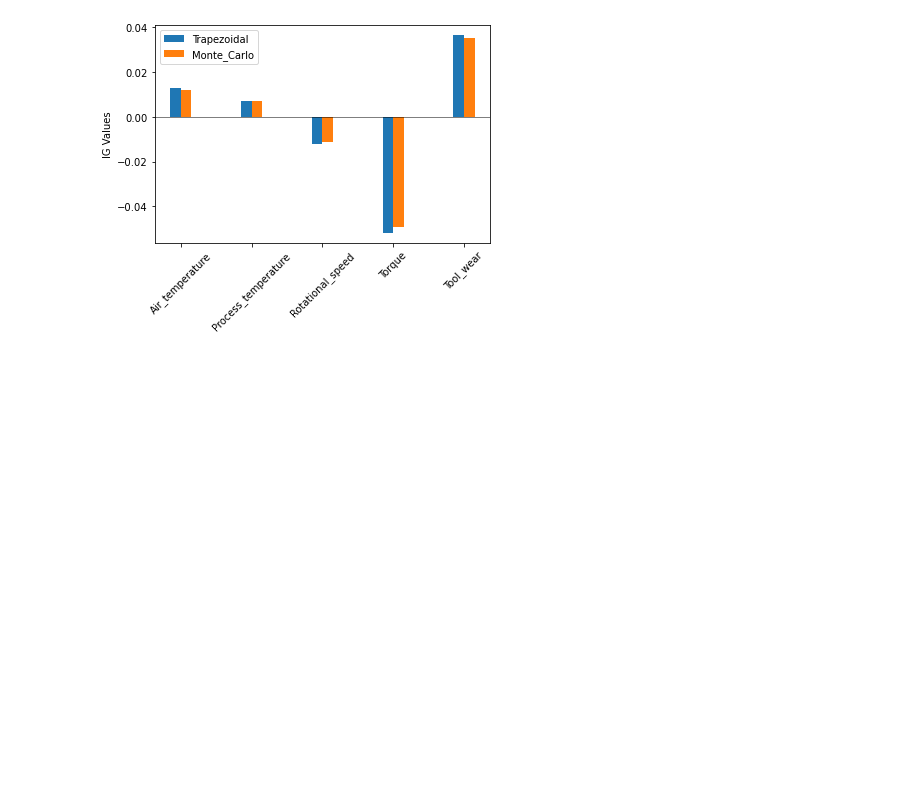
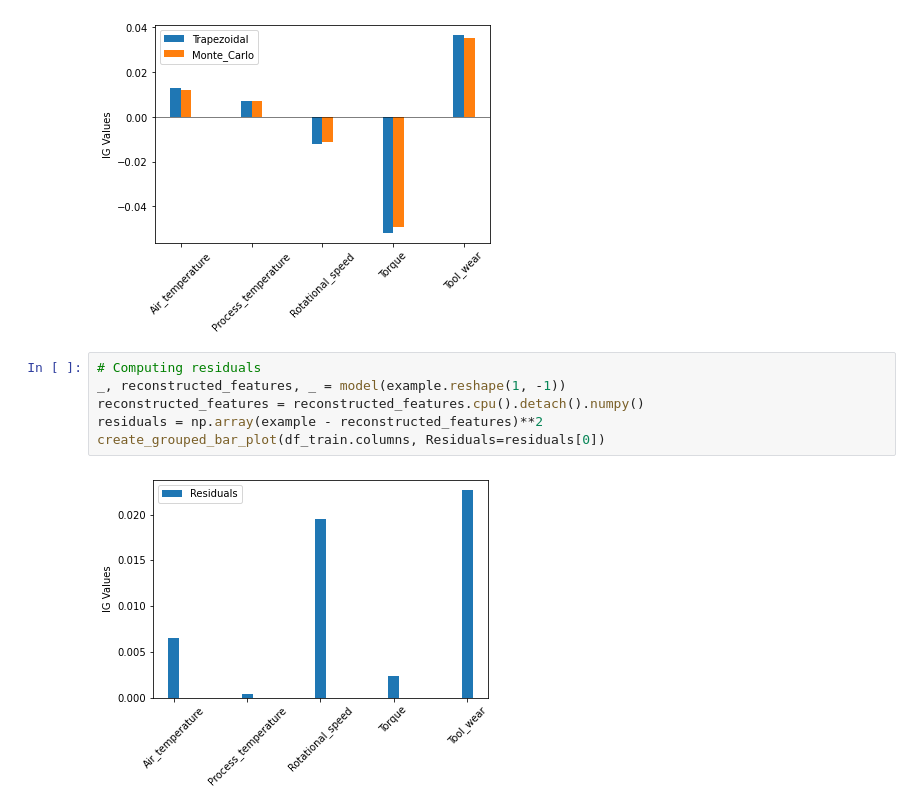
Before and after one commit to dcacciarelli/orthogonal-autoencoder, a Jupyter notebook: tutorial.ipynb, the cells around one changed output. Saved outputs shown, nothing was run; the diff lists cells and outputs as text; blank space fills up the shorter version.

```diff
--- a/tutorial.ipynb
+++ b/tutorial.ipynb
@@ -87,3 +87,11 @@ int_grads_mc, _ = get_integrated_gradients_mc(model=trained_model, inp=example,
 create_grouped_bar_plot(df_train.columns, Trapezoidal=int_grads_tr, Monte_Carlo=int_grads_mc)
 # %% [output]
 [figure]
+# %%
+# Computing residuals
+_, reconstructed_features, _ = model(example.reshape(1, -1))
+reconstructed_features = reconstructed_features.cpu().detach().numpy()
+residuals = np.array(example - reconstructed_features)**2
+create_grouped_bar_plot(df_train.columns, Residuals=residuals[0])
+# %% [output]
+[figure, added]
```
